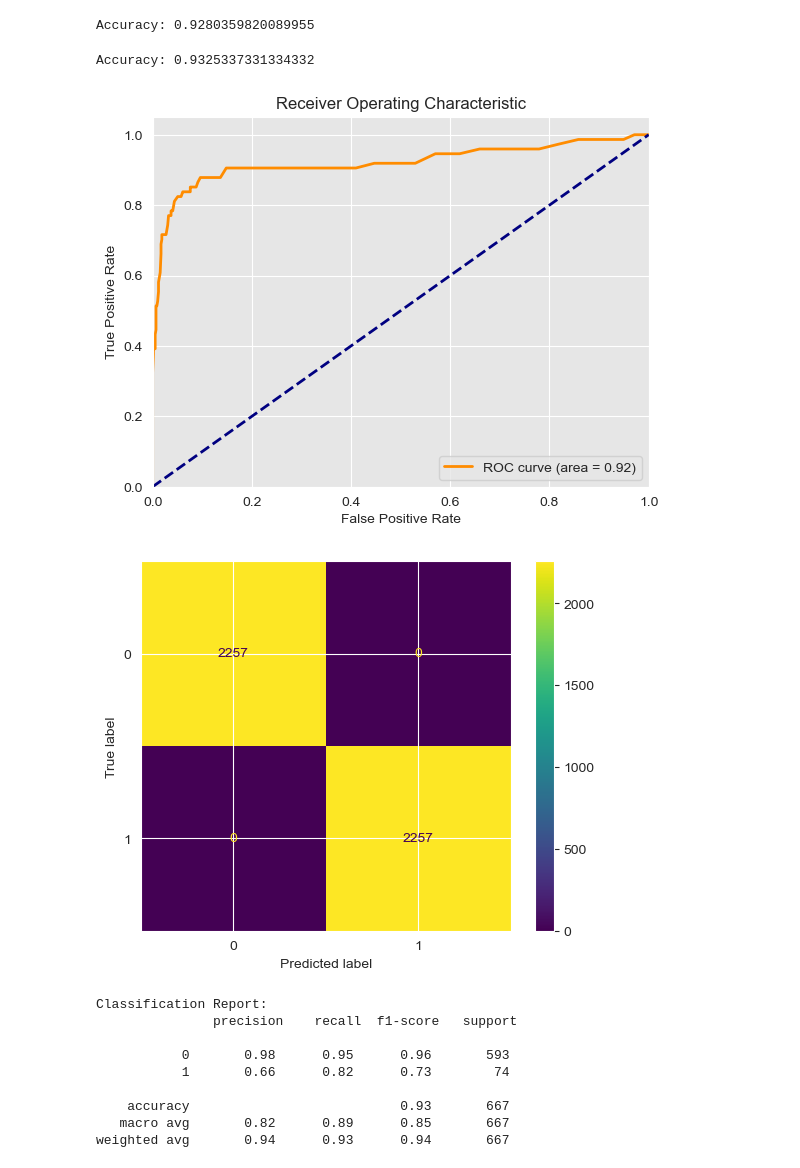
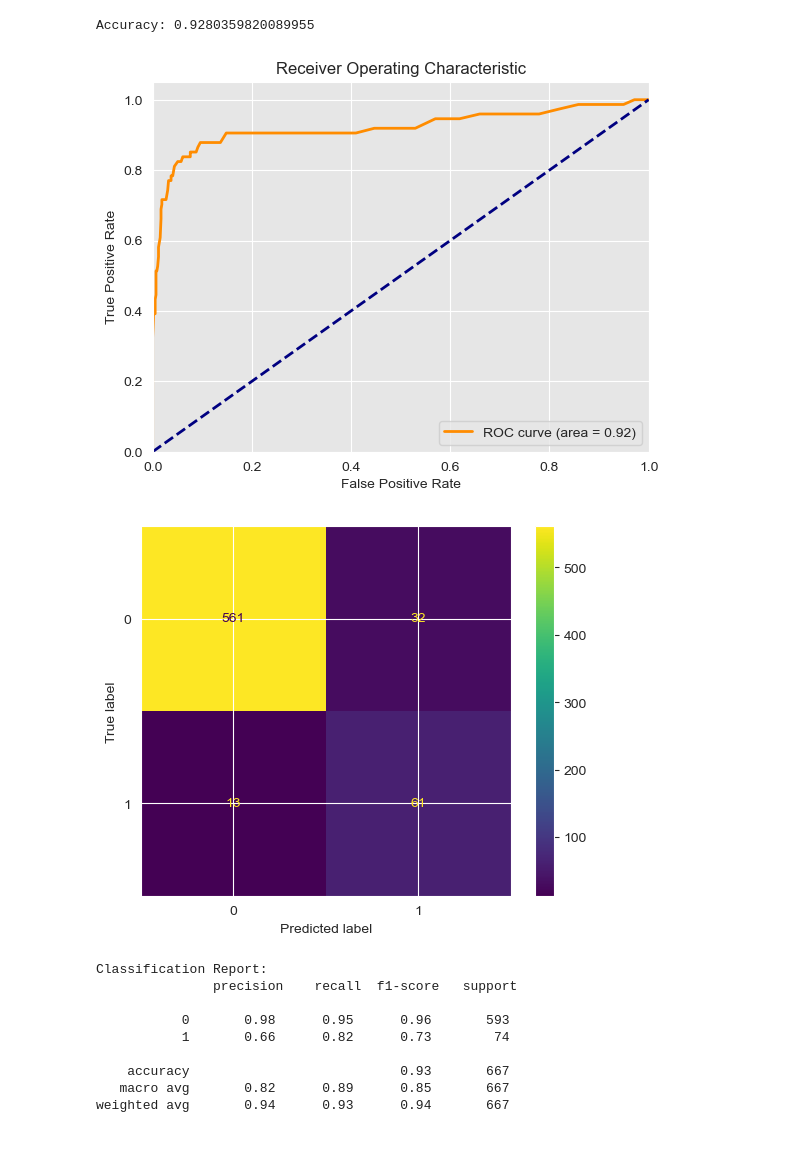
Before and after one commit to winnycodegurl/MachineLearningprojectphase3, a Jupyter notebook: Studentnotebook.ipynb, the cells around one changed output. Drawn from its saved outputs; the diff is of its cells as text; code cells hidden in the pictures.

```diff
--- a/Studentnotebook.ipynb
+++ b/Studentnotebook.ipynb
@@ -942,12 +942,12 @@ Best Parameters: {'dt__criterion': 'entropy', 'dt__max_depth': 10, 'dt__min_samp
 Best ROC AUC Score: 0.9015050558613608
 # %%
 
-# Define the pipeline with Decision Tree classifier using best parameters
+# Best parametres model.
 pipeline = Pipeline([
     ('dt', DecisionTreeClassifier(criterion='entropy',
-                                  max_depth=20,
+                                  max_depth=10,
                                   min_samples_leaf=4,
-                                  min_samples_split=10,
+                                  min_samples_split=2,
                                   random_state=10))
 ])
 
@@ -1057,23 +1054,7 @@ print("Accuracy:", accuracy_rf)
 # %% [output]
 Accuracy: 0.9280359820089955
 # %%
-import matplotlib.pyplot as plt
-from sklearn.ensemble import RandomForestClassifier
-from sklearn.metrics import accuracy_score, roc_curve, roc_auc_score
 
-# Create a Random Forest Classifier instance
-random_forest = RandomForestClassifier()
-
-# Fit the model to the training data
-random_forest.fit(X_train_scaled, y_train_bal)
-
-# Predict on the testing set
-y_pred_rf = random_forest.predict(X_test_scaled)
-y_pred_rf_proba = random_forest.predict_proba(X_test_scaled)[:, 1]
-
-# Calculate accuracy
-accuracy_rf = accuracy_score(y_test, y_pred_rf)
-print("Accuracy:", accuracy_rf)
 
 # Compute ROC curve and ROC area
 fpr, tpr, thresholds = roc_curve(y_test, y_pred_rf_proba)
@@ -1091,12 +1072,11 @@ plt.title('Receiver Operating Characteristic')
 plt.legend(loc="lower right")
 plt.show()
 # %% [output]
-Accuracy: 0.9325337331334332
 [figure]
 # %%
-ConfusionMatrixDisplay.from_estimator(random_forest, X=X_train_scaled, y=y_train_bal);
+ConfusionMatrixDisplay.from_estimator(random_forest, X=X_test_scaled, y=y_test);
 # %% [output]
-[figure, old version]
+[figure, new version]
 # %%
 print("Classification Report:\n", classification_report(y_test, y_pred_rf))
 # %% [output]
```
Also changed, not shown: parts of 8 cells of this notebook.
